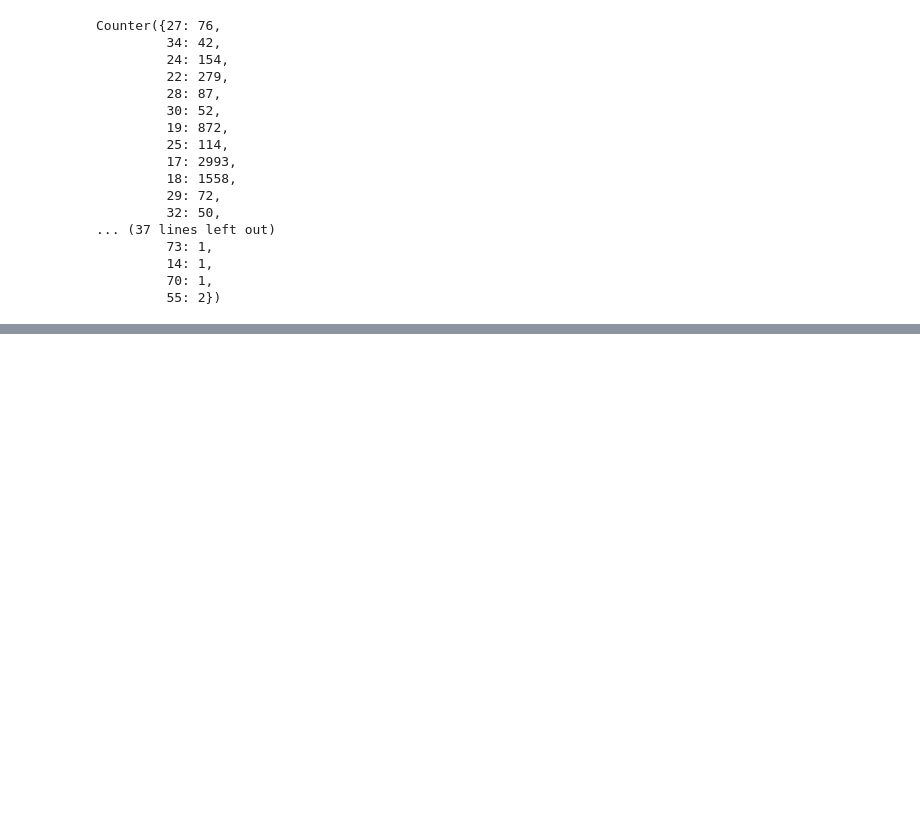
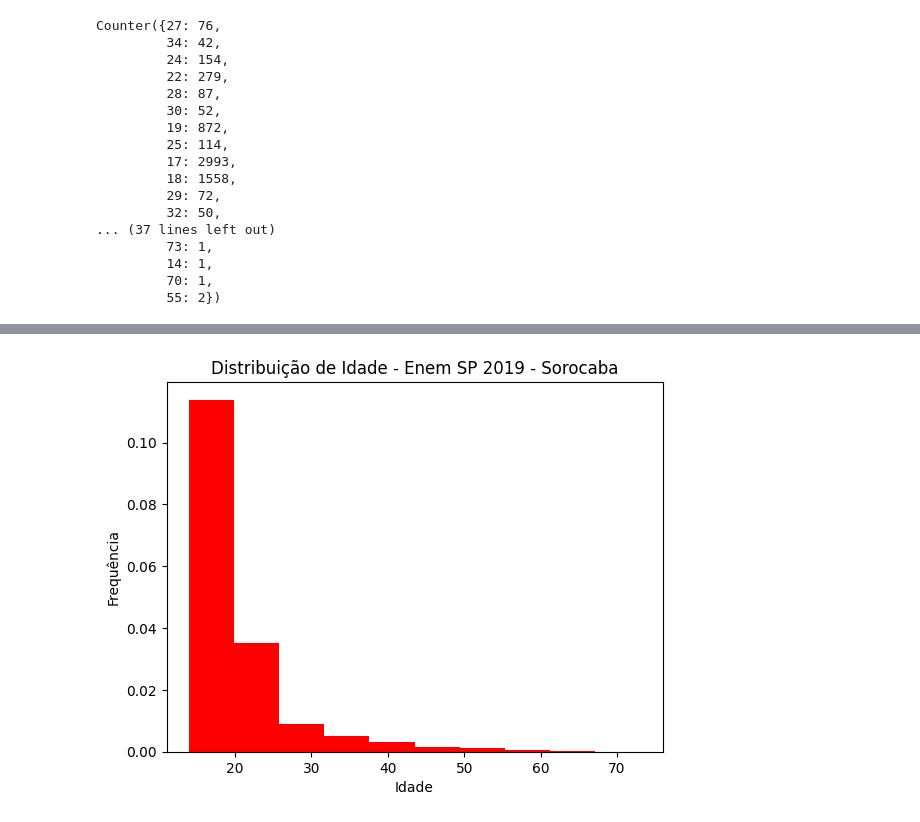
Before and after one commit to mateus-neres/Analise_estatistica_enem_2019, a Jupyter notebook: Distribuicao_De_Frequencia_Etapa03.ipynb, the cells around one changed output, grey strips where cells are left out. Saved outputs shown, nothing was run; the diff lists cells and outputs as text; code cells hidden in the pictures; blank space fills up the shorter version.

```diff
--- a/Distribuicao_De_Frequencia_Etapa03.ipynb
+++ b/Distribuicao_De_Frequencia_Etapa03.ipynb
@@ -91,0 +182,9 @@ freq_relativa_perc
+# %%
+from matplotlib import colors
+plt.hist(enem_sorocaba.IDADE, 10, rwidth=1, color="red", density = True)
+plt.title("Distribuição de Idade - Enem SP 2019 - Sorocaba")
+plt.xlabel("Idade")
+plt.ylabel("Frequência")
+plt.show()
+# %% [output]
+[figure, added]
```
Also changed, not shown: parts of 9 cells of this notebook.
